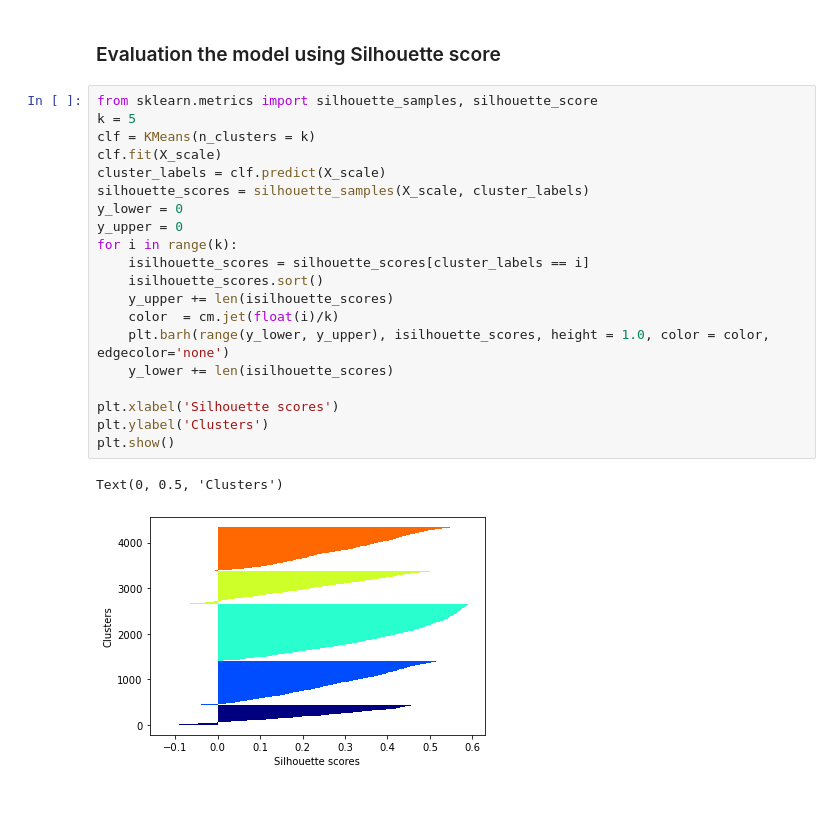
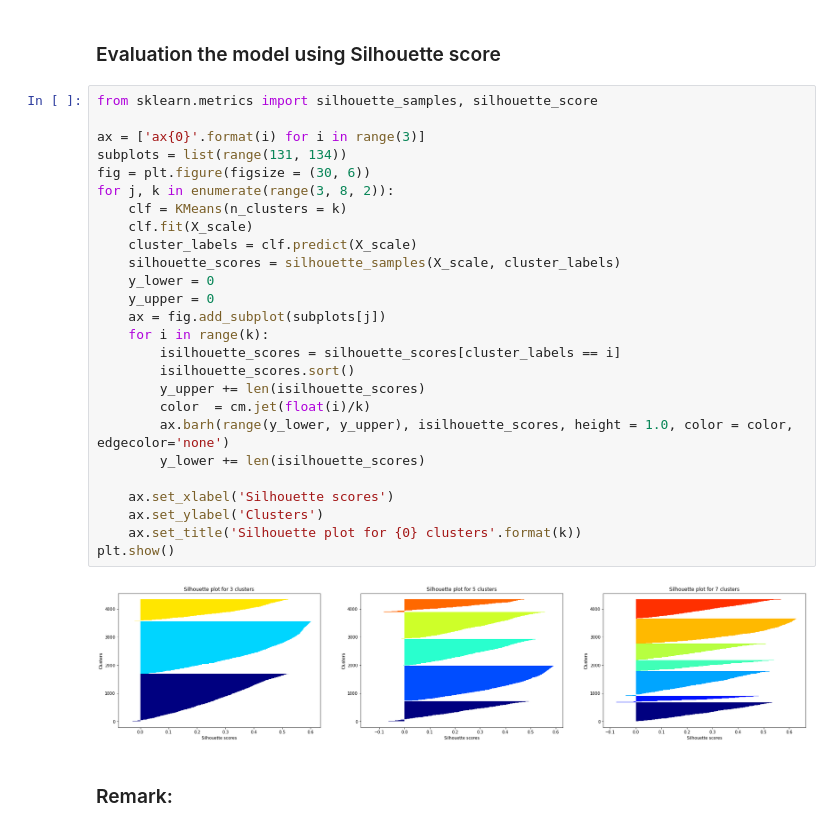
Before and after one commit to HanDuyNguyen/Data-Science-Projects, a Jupyter notebook: Machine Learning for Retails/market-segmentation.ipynb, the cells around one changed output. Cells and saved outputs as stored; diff of their text form; blank space fills up the shorter version.

```diff
--- a/Machine Learning for Retails/market-segmentation.ipynb
+++ b/Machine Learning for Retails/market-segmentation.ipynb
@@ -724,24 +724,31 @@ The best choice for the number of clusters is: 6
 ### Evaluation the model using Silhouette score
 # %%
 from sklearn.metrics import silhouette_samples, silhouette_score
-k = 5
-clf = KMeans(n_clusters = k)
-clf.fit(X_scale)
-cluster_labels = clf.predict(X_scale)
-silhouette_scores = silhouette_samples(X_scale, cluster_labels)
-y_lower = 0
-y_upper = 0
-for i in range(k):
-    isilhouette_scores = silhouette_scores[cluster_labels == i]
-    isilhouette_scores.sort()
-    y_upper += len(isilhouette_scores)
-    color  = cm.jet(float(i)/k)
-    plt.barh(range(y_lower, y_upper), isilhouette_scores, height = 1.0, color = color, edgecolor='none')
-    y_lower += len(isilhouette_scores)
 
-plt.xlabel('Silhouette scores')
-plt.ylabel('Clusters')
+ax = ['ax{0}'.format(i) for i in range(3)]
+subplots = list(range(131, 134))
+fig = plt.figure(figsize = (30, 6))
+for j, k in enumerate(range(3, 8, 2)):
+    clf = KMeans(n_clusters = k)
+    clf.fit(X_scale)
+    cluster_labels = clf.predict(X_scale)
+    silhouette_scores = silhouette_samples(X_scale, cluster_labels)
+    y_lower = 0
+    y_upper = 0
+    ax = fig.add_subplot(subplots[j])
+    for i in range(k):
+        isilhouette_scores = silhouette_scores[cluster_labels == i]
+        isilhouette_scores.sort()
+        y_upper += len(isilhouette_scores)
+        color  = cm.jet(float(i)/k)
+        ax.barh(range(y_lower, y_upper), isilhouette_scores, height = 1.0, color = color, edgecolor='none')
+        y_lower += len(isilhouette_scores)
+
+    ax.set_xlabel('Silhouette scores')
+    ax.set_ylabel('Clusters')
+    ax.set_title('Silhouette plot for {0} clusters'.format(k))
 plt.show()
 # %% [output]
-Text(0, 0.5, 'Clusters')
-[figure, old version]
+[figure, new version]
+# %% [markdown]
+### Remark:
```
